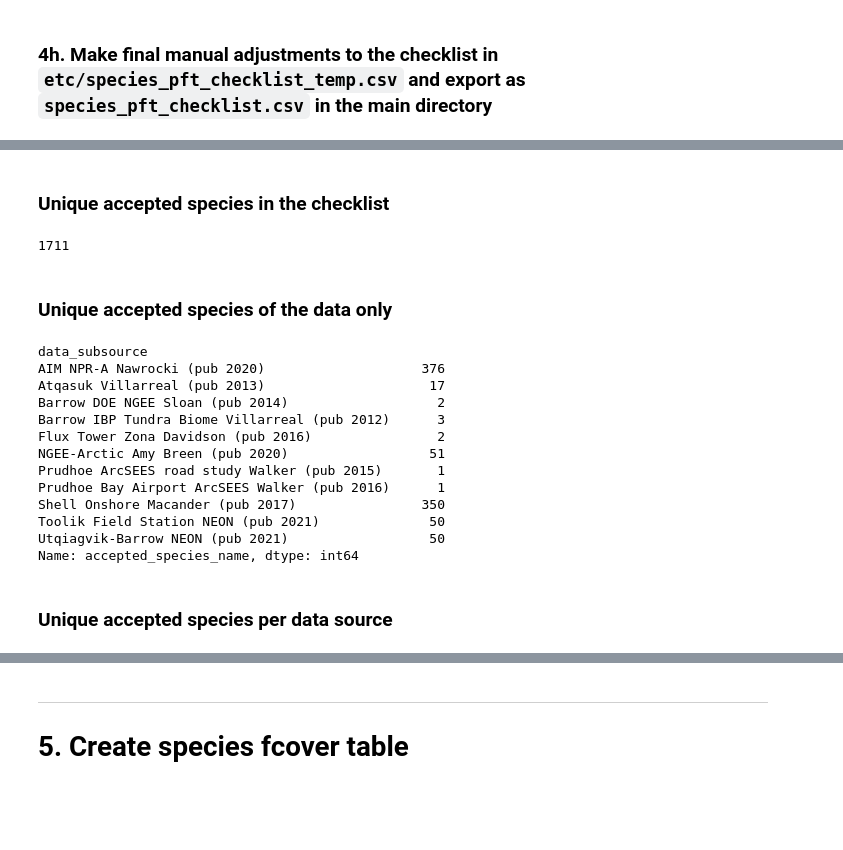
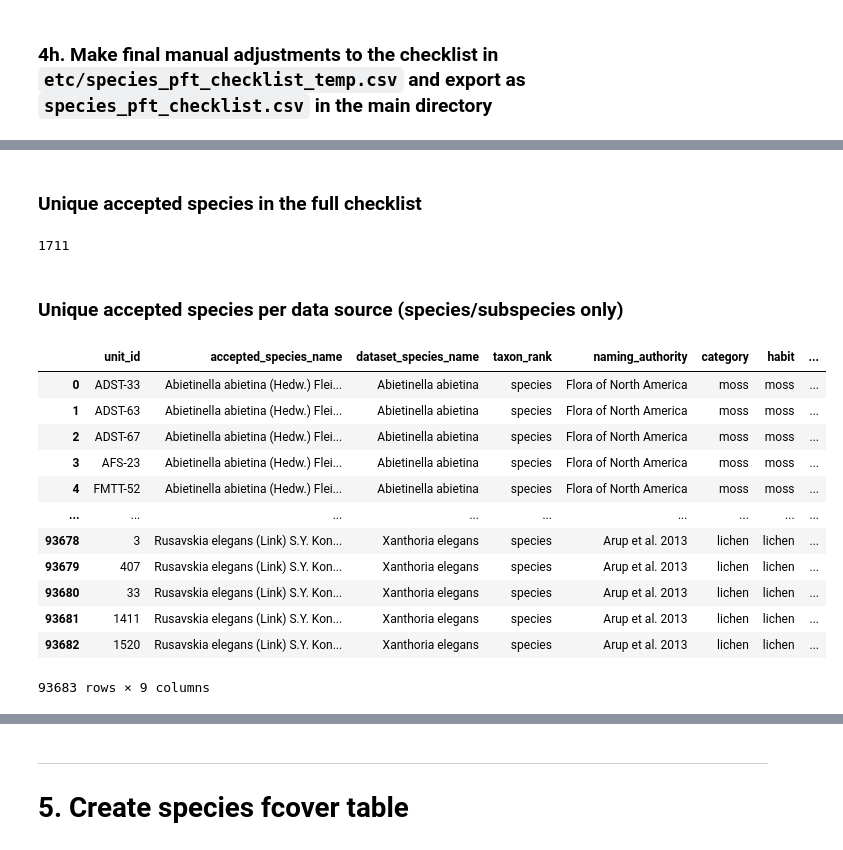
Before and after one commit to climatemodeling/alaska_pft_fcover_harmonization, a Jupyter notebook: harmonization.ipynb, the cells around one changed output, grey strips where cells are left out. Drawn from its saved outputs; the diff is of its cells as text; code cells hidden in the pictures; blank space fills up the shorter version.

Commit message:
Accidentally ran git checkout harmonization.ipynb so I re-wrote some species count stats

```diff
--- a/harmonization.ipynb
+++ b/harmonization.ipynb
@@ -709,31 +714,27 @@ pft_checklist
 2290 rows × 9 columns
 # %% [markdown]
-### Unique accepted species in the checklist
+### Unique accepted species in the full checklist
 # %%
 len(pft_checklist['accepted_species_name'].dropna().unique())
 # %% [output]
 1711
-# %% [markdown]
-### Unique accepted species of the data only
-# %%
-checklist_w_info = pd.merge(left=pft_checklist,
-                            right=aux[['unit_id', 'data_source', 'data_subsource']],
-                            left_on='unit_id', right_on='unit_id', how='left')
-# all_species = checklist_w_info[checklist_w_info['taxon_rank'].str.contains('type', na=False)]
-checklist_w_info.groupby('data_subsource')['accepted_species_name'].nunique()
-# %% [output]
-data_subsource
-AIM NPR-A Nawrocki (pub 2020)                    376
-Atqasuk Villarreal (pub 2013)                     17
-Barrow DOE NGEE Sloan (pub 2014)                   2
-Barrow IBP Tundra Biome Villarreal (pub 2012)      3
-Flux Tower Zona Davidson (pub 2016)                2
-NGEE-Arctic Amy Breen (pub 2020)                  51
-Prudhoe ArcSEES road study Walker (pub 2015)       1
-Prudhoe Bay Airport ArcSEES Walker (pub 2016)      1
-Shell Onshore Macander (pub 2017)                350
-Toolik Field Station NEON (pub 2021)              50
-Utqiagvik-Barrow NEON (pub 2021)                  50
-Name: accepted_species_name, dtype: int64
 # %% [markdown]
-### Unique accepted species per data source
+### Unique accepted species per data source (species/subspecies only)
+# %%
+pft_checklist['unit_id'] = pft_checklist['unit_id'].apply(ast.literal_eval)
+pft_exploded = pft_checklist.explode("unit_id", ignore_index=True)
+pft_exploded
+# %% [output]
+|  | unit_id | accepted_species_name | dataset_species_name | taxon_rank | naming_authority | category | habit | ... |
+| 0 | ADST-33 | Abietinella abietina (Hedw.) Flei... | Abietinella abietina | species | Flora of North America | moss | moss | ... |
+| 1 | ADST-63 | Abietinella abietina (Hedw.) Flei... | Abietinella abietina | species | Flora of North America | moss | moss | ... |
+| 2 | ADST-67 | Abietinella abietina (Hedw.) Flei... | Abietinella abietina | species | Flora of North America | moss | moss | ... |
+| 3 | AFS-23 | Abietinella abietina (Hedw.) Flei... | Abietinella abietina | species | Flora of North America | moss | moss | ... |
+| 4 | FMTT-52 | Abietinella abietina (Hedw.) Flei... | Abietinella abietina | species | Flora of North America | moss | moss | ... |
+| ... | ... | ... | ... | ... | ... | ... | ... | ... |
+| 93678 | 3 | Rusavskia elegans (Link) S.Y. Kon... | Xanthoria elegans | species | Arup et al. 2013 | lichen | lichen | ... |
+| 93679 | 407 | Rusavskia elegans (Link) S.Y. Kon... | Xanthoria elegans | species | Arup et al. 2013 | lichen | lichen | ... |
+| 93680 | 33 | Rusavskia elegans (Link) S.Y. Kon... | Xanthoria elegans | species | Arup et al. 2013 | lichen | lichen | ... |
+| 93681 | 1411 | Rusavskia elegans (Link) S.Y. Kon... | Xanthoria elegans | species | Arup et al. 2013 | lichen | lichen | ... |
+| 93682 | 1520 | Rusavskia elegans (Link) S.Y. Kon... | Xanthoria elegans | species | Arup et al. 2013 | lichen | lichen | ... |
+93683 rows × 9 columns
```
Also changed, not shown: parts of 16 cells of this notebook.
